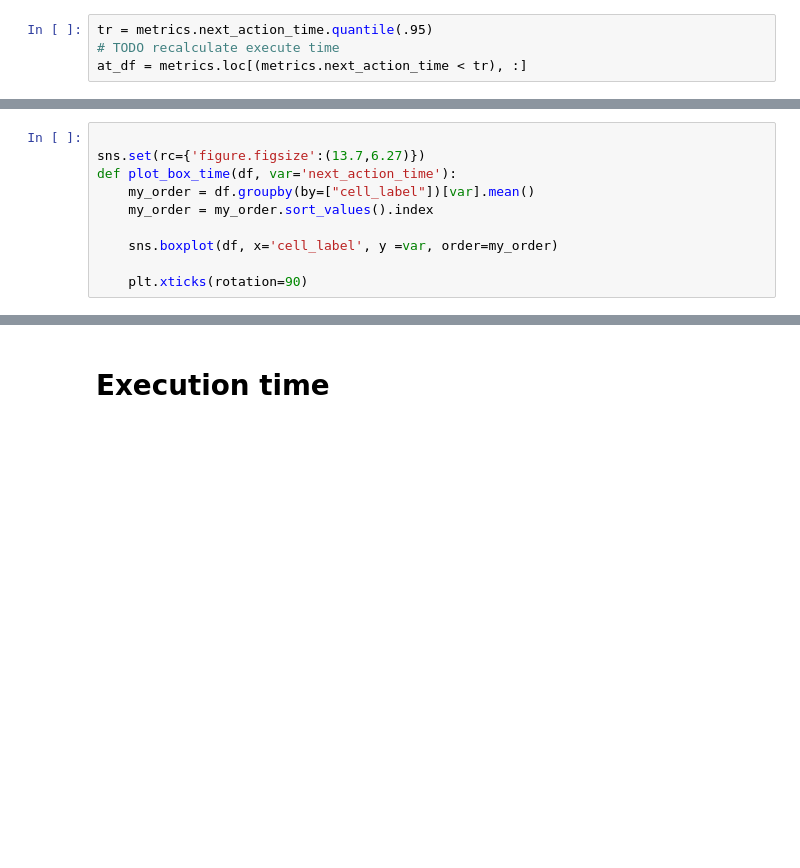
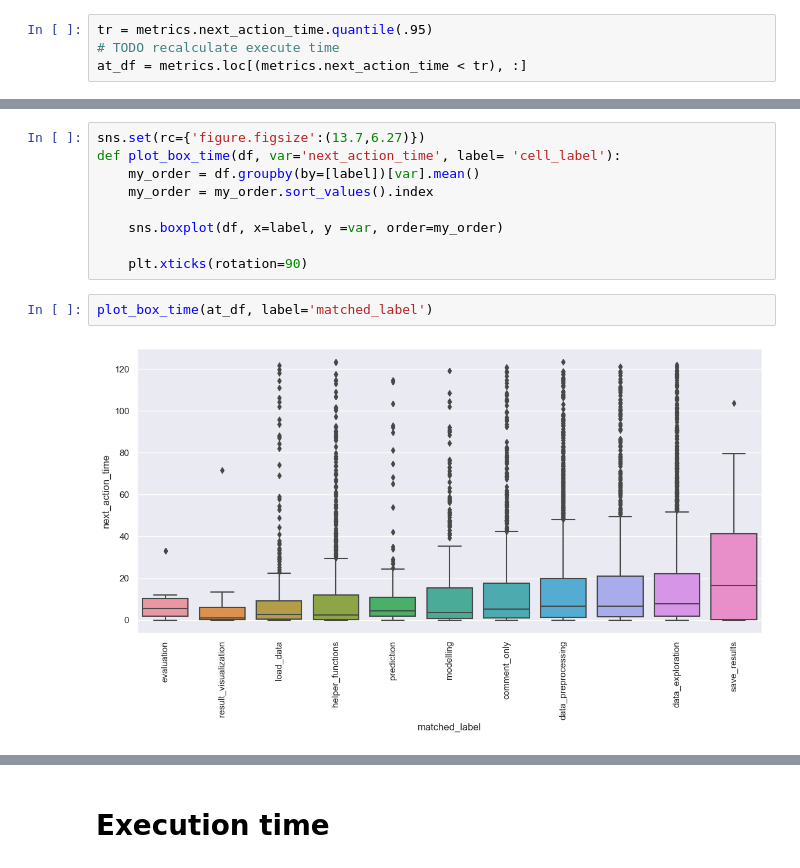
Before and after one commit to konstantgr/jupyter-logs-analysis, a Jupyter notebook: analysis/02-0-time-analysis.ipynb, the cells around one changed output, grey strips where cells are left out. Saved outputs shown, nothing was run; the diff lists cells and outputs as text; blank space fills up the shorter version.

Commit message:
update time notebook

```diff
--- a/analysis/02-0-time-analysis.ipynb
+++ b/analysis/02-0-time-analysis.ipynb
@@ -60,12 +148,15 @@ pg.anova(data=at_df, dv= 'next_action_time', between=['task', 'expert'])
 # %%
-
 sns.set(rc={'figure.figsize':(13.7,6.27)})
-def plot_box_time(df, var='next_action_time'):
-    my_order = df.groupby(by=["cell_label"])[var].mean()
+def plot_box_time(df, var='next_action_time', label= 'cell_label'):
+    my_order = df.groupby(by=[label])[var].mean()
     my_order = my_order.sort_values().index
 
-    sns.boxplot(df, x='cell_label', y =var, order=my_order)
+    sns.boxplot(df, x=label, y =var, order=my_order)
 
     plt.xticks(rotation=90)
+# %%
+plot_box_time(at_df, label='matched_label')
+# %% [output]
+[figure, added]
 # %%
 plot_box_time(at_df)
```
Also changed, not shown: parts of 33 cells of this notebook, 1 other file.
